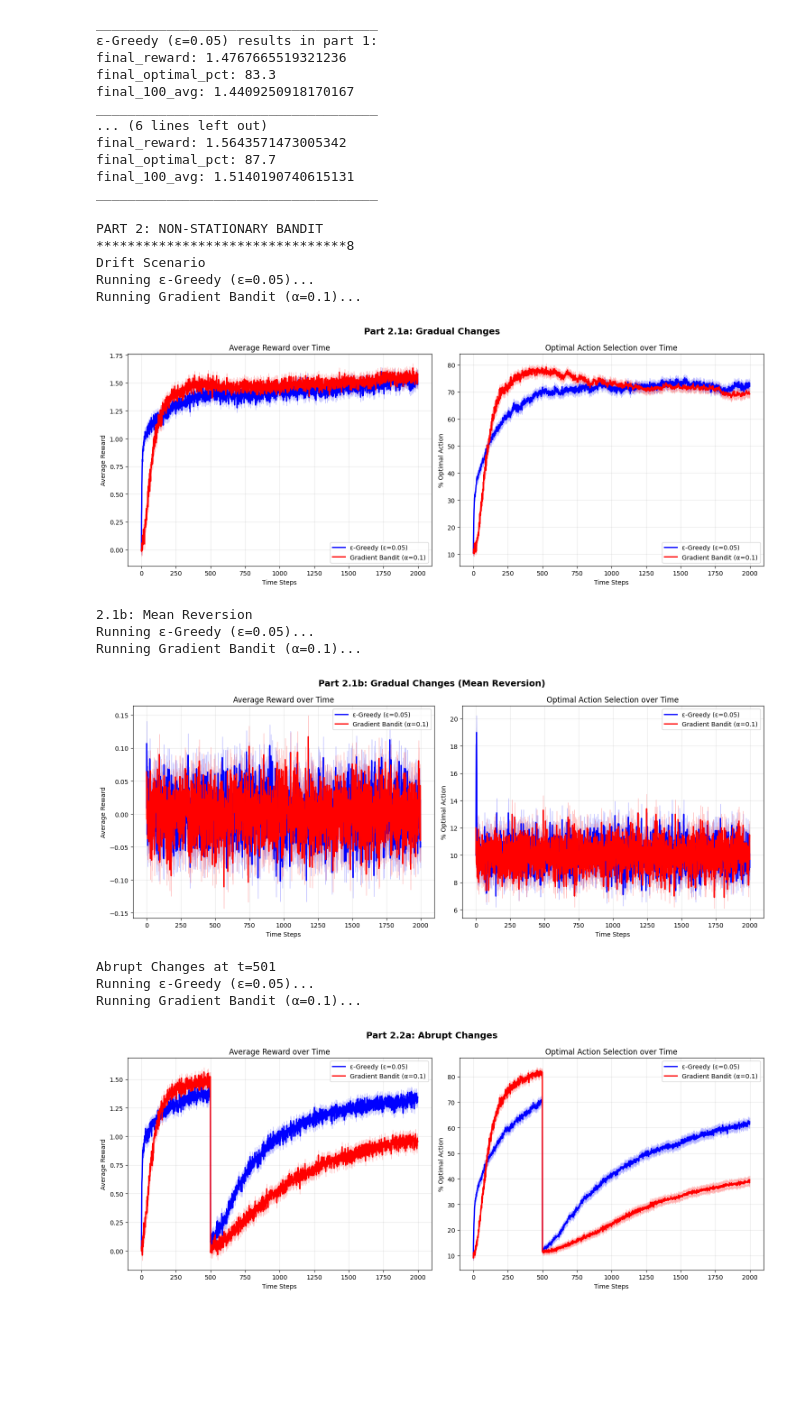
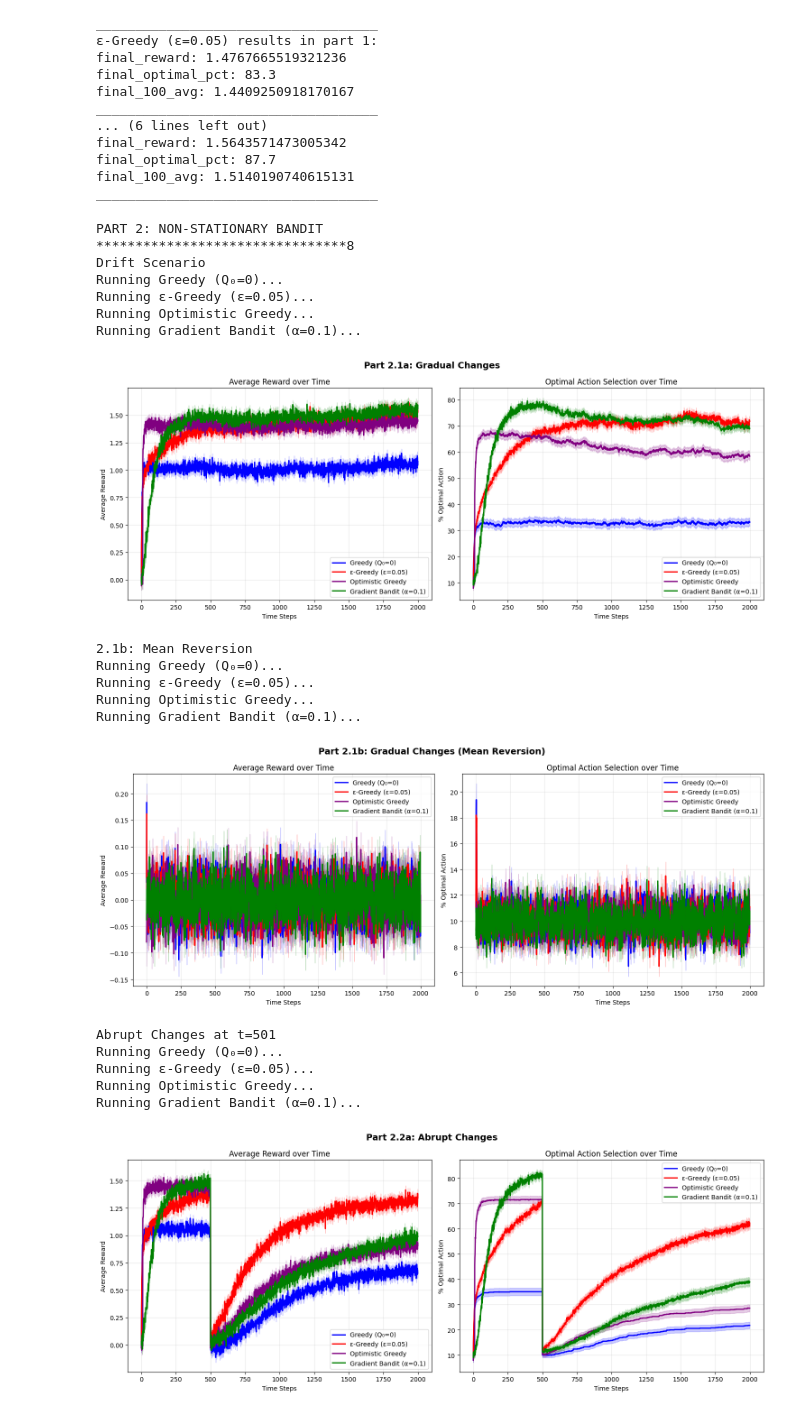
Before and after one commit to sara-ghavampour/10-armed-bandit, a Jupyter notebook: rl_a1.ipynb, the cells around one changed output. Drawn from its saved outputs; the diff is of its cells as text; code cells hidden in the pictures; blank space fills up the shorter version.

```diff
--- a/rl_a1.ipynb
+++ b/rl_a1.ipynb
@@ -492,10 +492,30 @@ print("********************************8")
 # For Part 2, compare action-value methods with gradient bandit
 # Since Gradient Bandit and epsilon greedy have better exploration capabilities
 #I ran part two changes with this two agents.
-agent_configs_part2 = {
+# agent_configs_part2 = {
+#     f'ε-Greedy (ε={optimal_epsilon})': {
+#         'class': EpsilonGreedyAgent,
+#         'params': {'k': 10, 'epsilon': optimal_epsilon}
+#     },
+#     f'Gradient Bandit (α={optimal_alpha})': {
+#         'class': GradientBanditAgent,
+#         'params': {'k': 10, 'alpha': optimal_alpha}
+#     }
+# }
+
+
+_configs_ = {
+    'Greedy (Q₀=0)': {
+        'class': GreedyAgent,
+        'params': {'k': 10, 'initial_values': 0.0}
+    },
     f'ε-Greedy (ε={optimal_epsilon})': {
         'class': EpsilonGreedyAgent,
         'params': {'k': 10, 'epsilon': optimal_epsilon}
+    },
+    'Optimistic Greedy': {
+        'class': OptimisticGreedyAgent,
+        'params': {}
     },
     f'Gradient Bandit (α={optimal_alpha})': {
         'class': GradientBanditAgent,
@@ -509,7 +529,7 @@ agent_configs_part2 = {
 print("Drift Scenario")
 
 
-results_drift = run_experiment(agent_configs_part2, scenario='drift')
+results_drift = run_experiment(_configs_, scenario='drift')
 plot_results(results_drift, "Part 2.1a: Gradual Changes")
 
 # ## Part 2.1b: Mean Reversion
@@ -518,40 +538,46 @@ plot_results(results_drift, "Part 2.1a: Gradual Changes")
 print("2.1b: Mean Reversion ")
 
 
-results_mean_revert = run_experiment(agent_configs_part2, scenario='mean_revert')
+results_mean_revert = run_experiment(_configs_, scenario='mean_revert')
 plot_results(results_mean_revert, "Part 2.1b: Gradual Changes (Mean Reversion)")
 
 
 #  Part 2.2a: Abrupt Changes
 
 
 print("Abrupt Changes at t=501")
 
 
-results_abrupt = run_experiment(agent_configs_part2, scenario='abrupt')
+results_abrupt = run_experiment(_configs_, scenario='abrupt')
 plot_results(results_abrupt, "Part 2.2a: Abrupt Changes")
 
 
 # ## Part 2.2b: Abrupt Changes - Hard Reset
 
 
 print("2.2b: Abrupt Changes ( Hard Reset)")
 
-results_abrupt_reset = run_experiment(agent_configs_part2, scenario='hard_reset')
+results_abrupt_reset = run_experiment(_configs_, scenario='hard_reset')
 plot_results(results_abrupt_reset, "Part 2.2b:Hard Reset")
 # %% [output]
 PART 2: NON-STATIONARY BANDIT
 ********************************8
 Drift Scenario
+Running Greedy (Q₀=0)...
 Running ε-Greedy (ε=0.05)...
+Running Optimistic Greedy...
 Running Gradient Bandit (α=0.1)...
-[figure, old version]
+[figure, new version]
 2.1b: Mean Reversion
+Running Greedy (Q₀=0)...
 Running ε-Greedy (ε=0.05)...
+Running Optimistic Greedy...
 Running Gradient Bandit (α=0.1)...
-[figure, old version]
+[figure, new version]
 Abrupt Changes at t=501
+Running Greedy (Q₀=0)...
 Running ε-Greedy (ε=0.05)...
+Running Optimistic Greedy...
 Running Gradient Bandit (α=0.1)...
-[figure, old version]
+[figure, new version]
 2.2b: Abrupt Changes ( Hard Reset)
```
Also changed, not shown: parts of 2 cells of this notebook.
